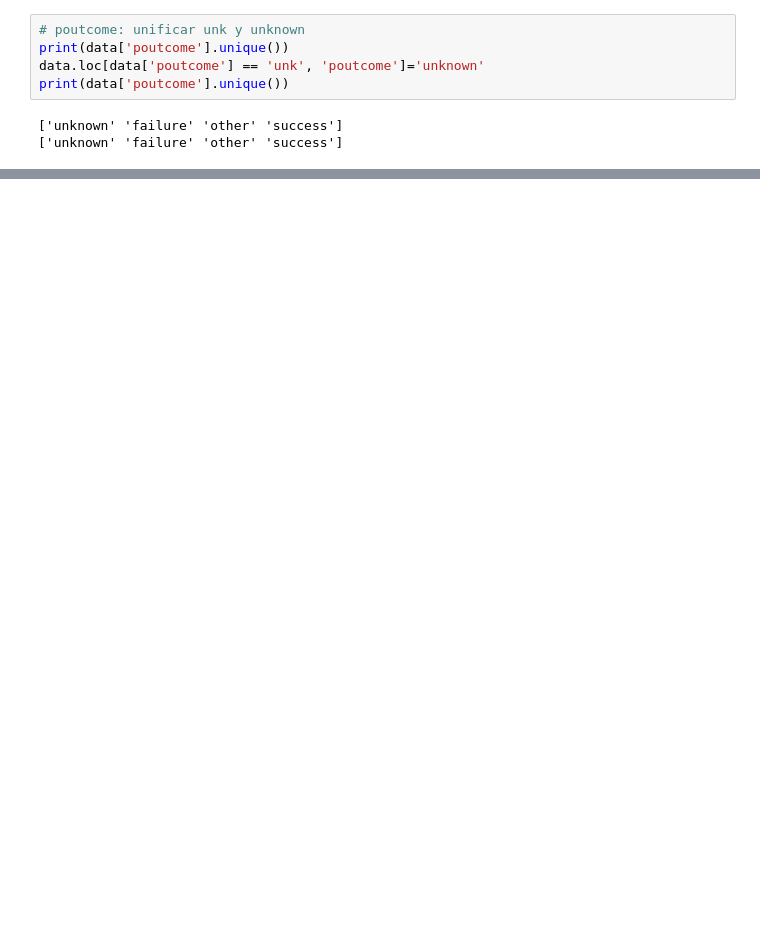
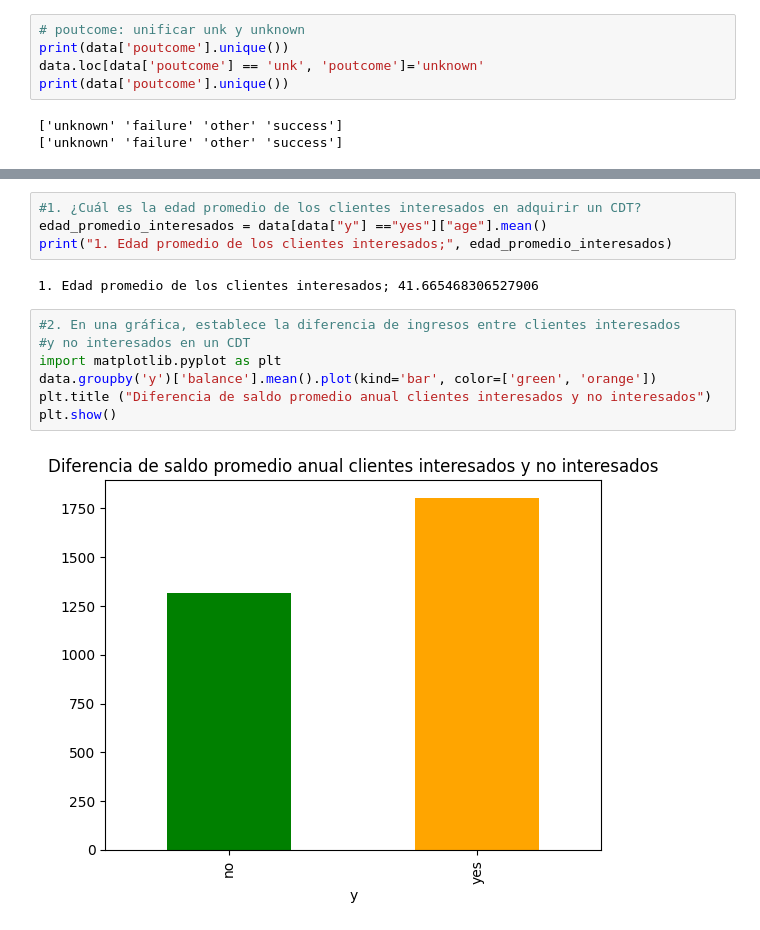
Before and after one commit to miemguri/Talentotech2024, a Jupyter notebook: 3_Practicabancos.ipynb, the cells around one changed output, grey strips where cells are left out. Saved outputs shown, nothing was run; the diff lists cells and outputs as text; blank space fills up the shorter version.

```diff
--- a/3_Practicabancos.ipynb
+++ b/3_Practicabancos.ipynb
@@ -477,0 +517,15 @@ print(data['poutcome'].unique())
+# %%
+#1. ¿Cuál es la edad promedio de los clientes interesados en adquirir un CDT?
+edad_promedio_interesados = data[data["y"] =="yes"]["age"].mean()
+print("1. Edad promedio de los clientes interesados;", edad_promedio_interesados)
+# %% [output]
+1. Edad promedio de los clientes interesados; 41.665468306527906
+# %%
+#2. En una gráfica, establece la diferencia de ingresos entre clientes interesados
+#y no interesados en un CDT
+import matplotlib.pyplot as plt
+data.groupby('y')['balance'].mean().plot(kind='bar', color=['green', 'orange'])
+plt.title ("Diferencia de saldo promedio anual clientes interesados y no interesados")
+plt.show()
+# %% [output]
+[figure, added]
```
Also changed, not shown: parts of 38 cells of this notebook.
